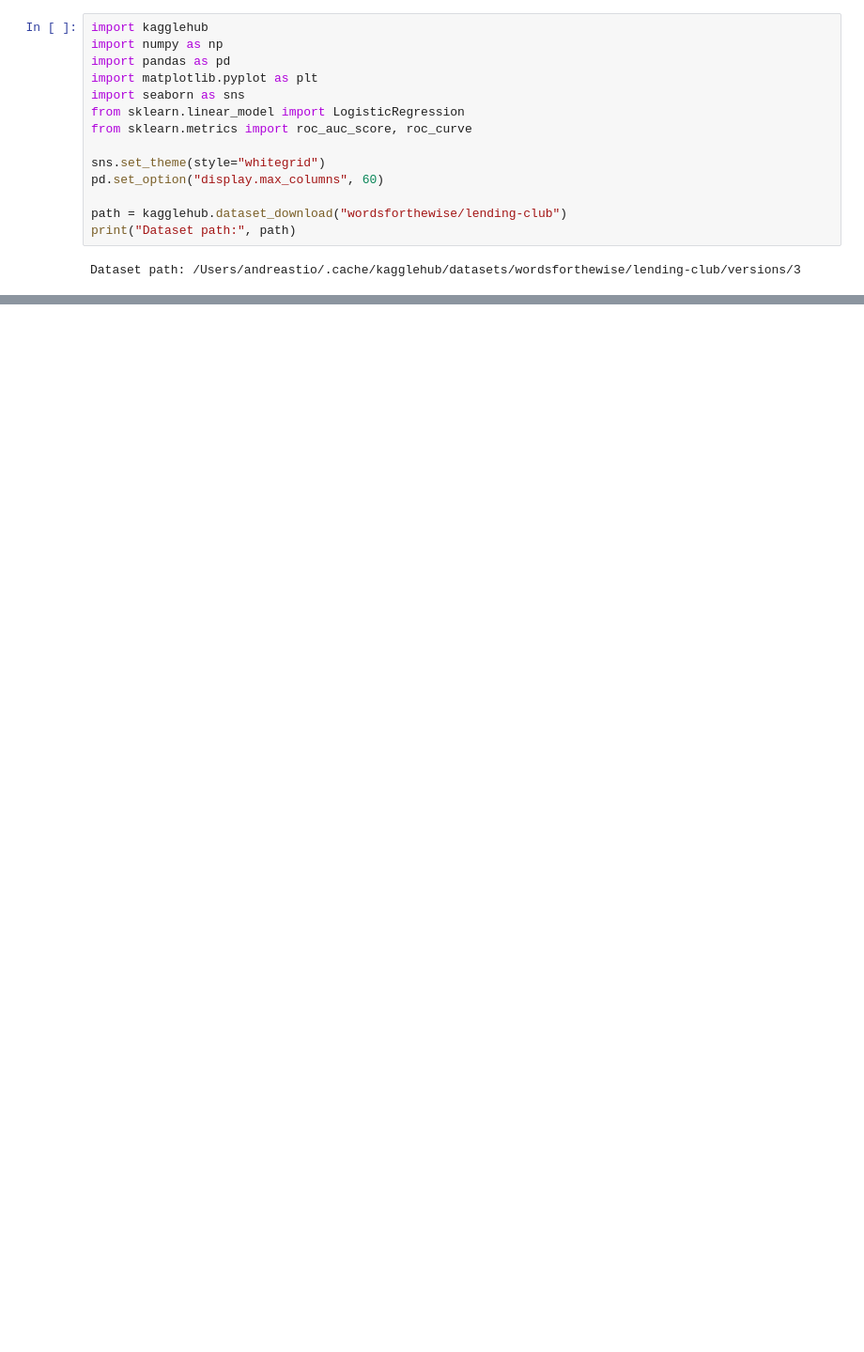
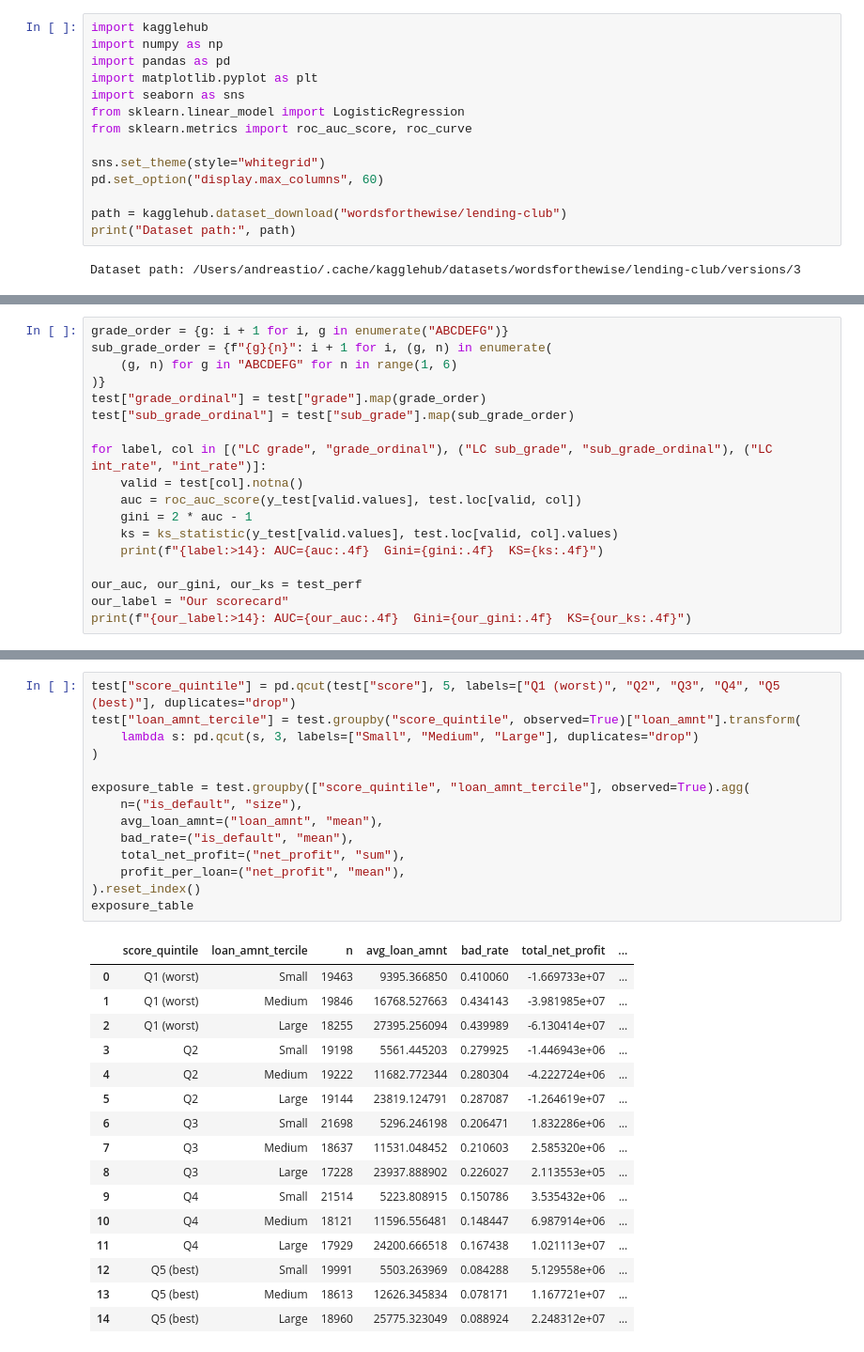
Before and after one commit to andreastio/credit-risk-strategy-lendingclub, a Jupyter notebook: notebooks/scorecard.ipynb, the cells around one changed output, grey strips where cells are left out. Shown at 94% size. Cells and saved outputs as stored; diff of their text form; blank space fills up the shorter version.

```diff
--- a/notebooks/scorecard.ipynb
+++ b/notebooks/scorecard.ipynb
@@ -638,0 +357,18 @@ This is why `fico_percentile`, not raw FICO, is the version carried forward.
+# %%
+grade_order = {g: i + 1 for i, g in enumerate("ABCDEFG")}
+sub_grade_order = {f"{g}{n}": i + 1 for i, (g, n) in enumerate(
+    (g, n) for g in "ABCDEFG" for n in range(1, 6)
+)}
+test["grade_ordinal"] = test["grade"].map(grade_order)
+test["sub_grade_ordinal"] = test["sub_grade"].map(sub_grade_order)
+
+for label, col in [("LC grade", "grade_ordinal"), ("LC sub_grade", "sub_grade_ordinal"), ("LC int_rate", "int_rate")]:
+    valid = test[col].notna()
+    auc = roc_auc_score(y_test[valid.values], test.loc[valid, col])
+    gini = 2 * auc - 1
+    ks = ks_statistic(y_test[valid.values], test.loc[valid, col].values)
+    print(f"{label:>14}: AUC={auc:.4f}  Gini={gini:.4f}  KS={ks:.4f}")
+
+our_auc, our_gini, our_ks = test_perf
+our_label = "Our scorecard"
+print(f"{our_label:>14}: AUC={our_auc:.4f}  Gini={our_gini:.4f}  KS={our_ks:.4f}")
@@ -638,0 +545,31 @@ This is why `fico_percentile`, not raw FICO, is the version carried forward.
+# %%
+test["score_quintile"] = pd.qcut(test["score"], 5, labels=["Q1 (worst)", "Q2", "Q3", "Q4", "Q5 (best)"], duplicates="drop")
+test["loan_amnt_tercile"] = test.groupby("score_quintile", observed=True)["loan_amnt"].transform(
+    lambda s: pd.qcut(s, 3, labels=["Small", "Medium", "Large"], duplicates="drop")
+)
+
+exposure_table = test.groupby(["score_quintile", "loan_amnt_tercile"], observed=True).agg(
+    n=("is_default", "size"),
+    avg_loan_amnt=("loan_amnt", "mean"),
+    bad_rate=("is_default", "mean"),
+    total_net_profit=("net_profit", "sum"),
+    profit_per_loan=("net_profit", "mean"),
+).reset_index()
+exposure_table
+# %% [output]
+|  | score_quintile | loan_amnt_tercile | n | avg_loan_amnt | bad_rate | total_net_profit | ... |
+| 0 | Q1 (worst) | Small | 19463 | 9395.366850 | 0.410060 | -1.669733e+07 | ... |
+| 1 | Q1 (worst) | Medium | 19846 | 16768.527663 | 0.434143 | -3.981985e+07 | ... |
+| 2 | Q1 (worst) | Large | 18255 | 27395.256094 | 0.439989 | -6.130414e+07 | ... |
+| 3 | Q2 | Small | 19198 | 5561.445203 | 0.279925 | -1.446943e+06 | ... |
+| 4 | Q2 | Medium | 19222 | 11682.772344 | 0.280304 | -4.222724e+06 | ... |
+| 5 | Q2 | Large | 19144 | 23819.124791 | 0.287087 | -1.264619e+07 | ... |
+| 6 | Q3 | Small | 21698 | 5296.246198 | 0.206471 | 1.832286e+06 | ... |
+| 7 | Q3 | Medium | 18637 | 11531.048452 | 0.210603 | 2.585320e+06 | ... |
+| 8 | Q3 | Large | 17228 | 23937.888902 | 0.226027 | 2.113553e+05 | ... |
+| 9 | Q4 | Small | 21514 | 5223.808915 | 0.150786 | 3.535432e+06 | ... |
+| 10 | Q4 | Medium | 18121 | 11596.556481 | 0.148447 | 6.987914e+06 | ... |
+| 11 | Q4 | Large | 17929 | 24200.666518 | 0.167438 | 1.021113e+07 | ... |
+| 12 | Q5 (best) | Small | 19991 | 5503.263969 | 0.084288 | 5.129558e+06 | ... |
+| 13 | Q5 (best) | Medium | 18613 | 12626.345834 | 0.078171 | 1.167721e+07 | ... |
+| 14 | Q5 (best) | Large | 18960 | 25775.323049 | 0.088924 | 2.248312e+07 | ... |
```
Also changed, not shown: parts of 63 cells of this notebook, 4 other files.
